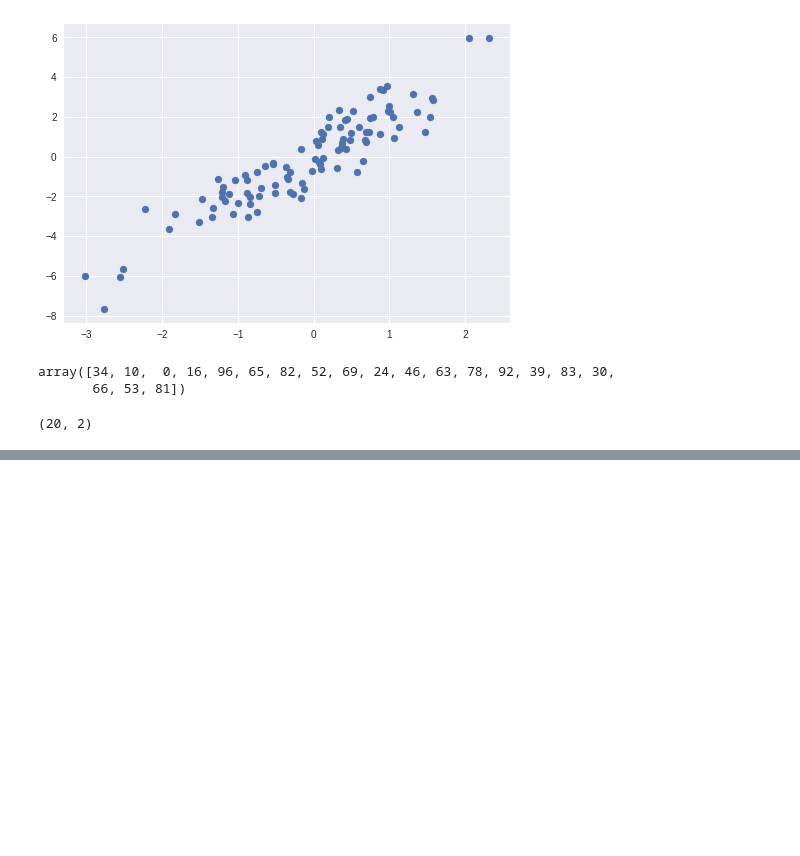
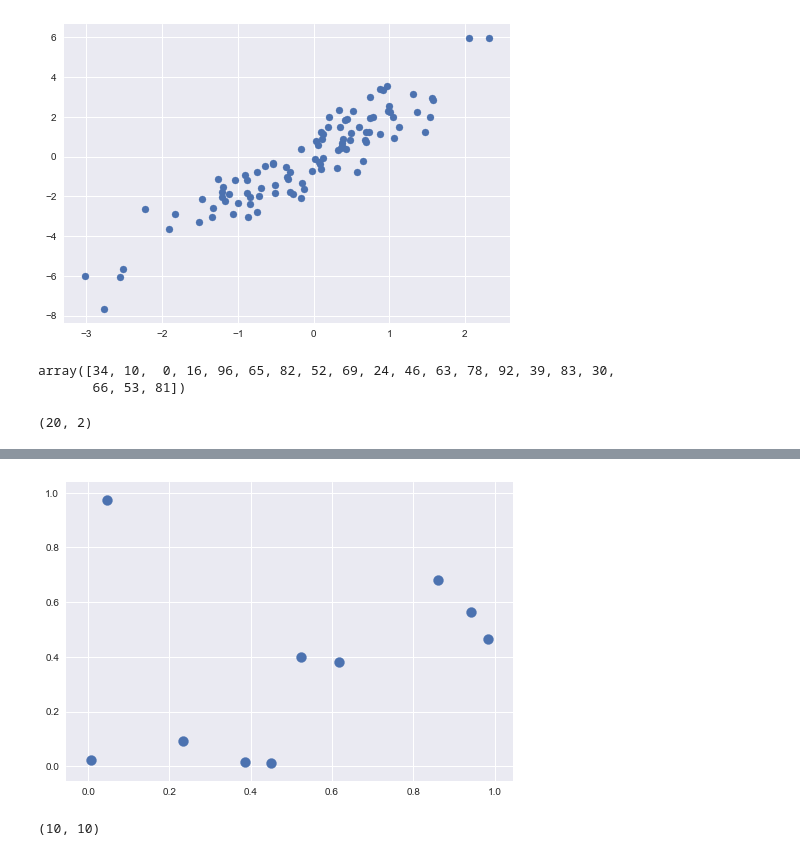
Before and after one commit to capgar/PythonDataScienceHandbook, a Jupyter notebook: notebooks/ch2-numpy.ipynb, the cells around one changed output, grey strips where cells are left out. Saved outputs shown, nothing was run; the diff lists cells and outputs as text; code cells hidden in the pictures; blank space fills up the shorter version.

```diff
--- a/notebooks/ch2-numpy.ipynb
+++ b/notebooks/ch2-numpy.ipynb
@@ -1093,0 +1245,6 @@ plt.scatter(selection[:, 0], selection[:, 1],
+# %%
+# start with random set of x,y values
+# 2d array, 10 rows, 2 columns
+
+X = rand.rand(10, 2)
+X
@@ -1093,0 +1262,10 @@ plt.scatter(selection[:, 0], selection[:, 1],
+# %%
+plt.scatter(X[:, 0], X[:, 1], s=100);
+# %% [output]
+[figure, added]
+# %%
+# compute distance between each pair of points
+dist_sq = np.sum((X[:,np.newaxis,:] - X[np.newaxis,:,:]) ** 2, axis=-1)
+dist_sq.shape
+# %% [output]
+(10, 10)
```
Also changed, not shown: parts of 43 cells of this notebook.
